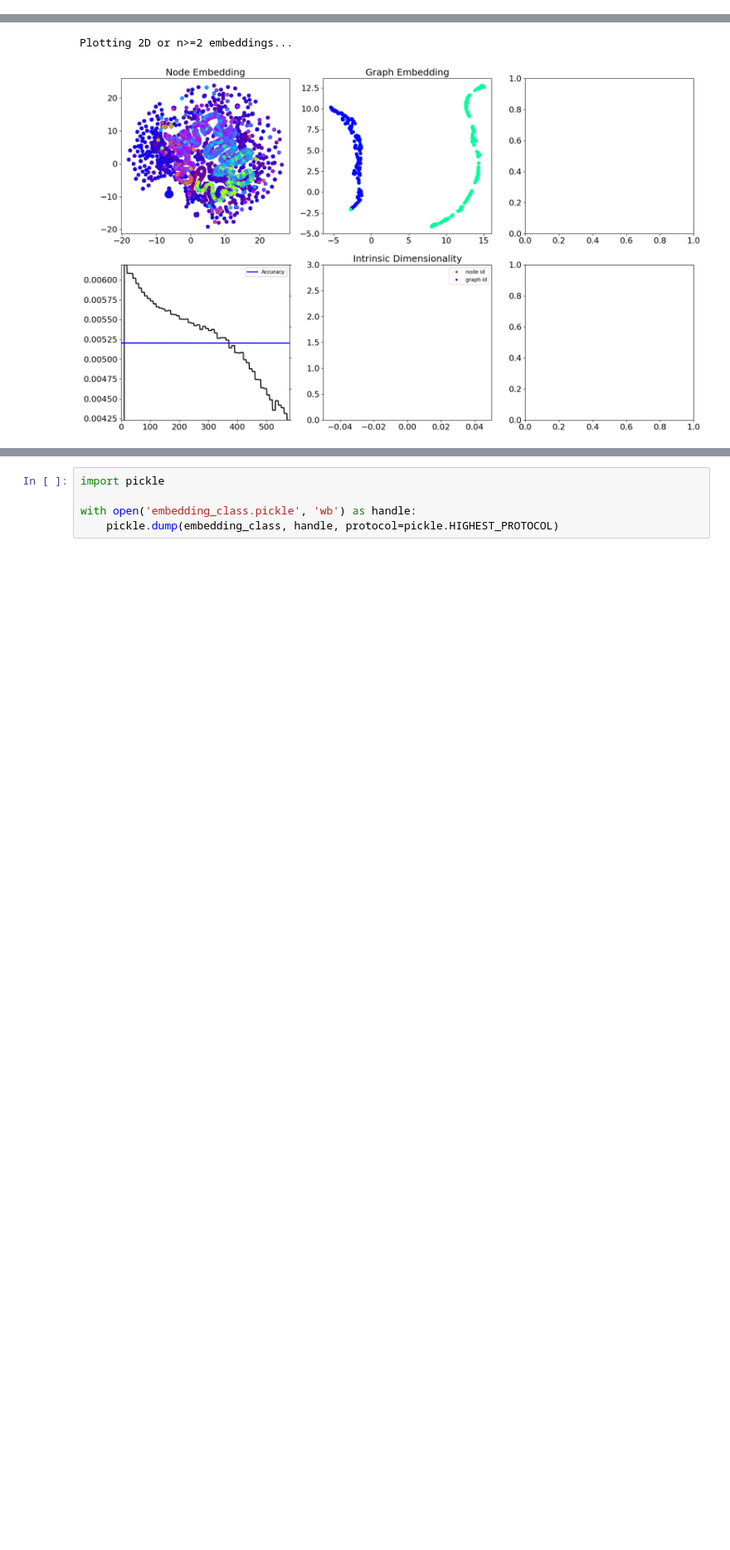
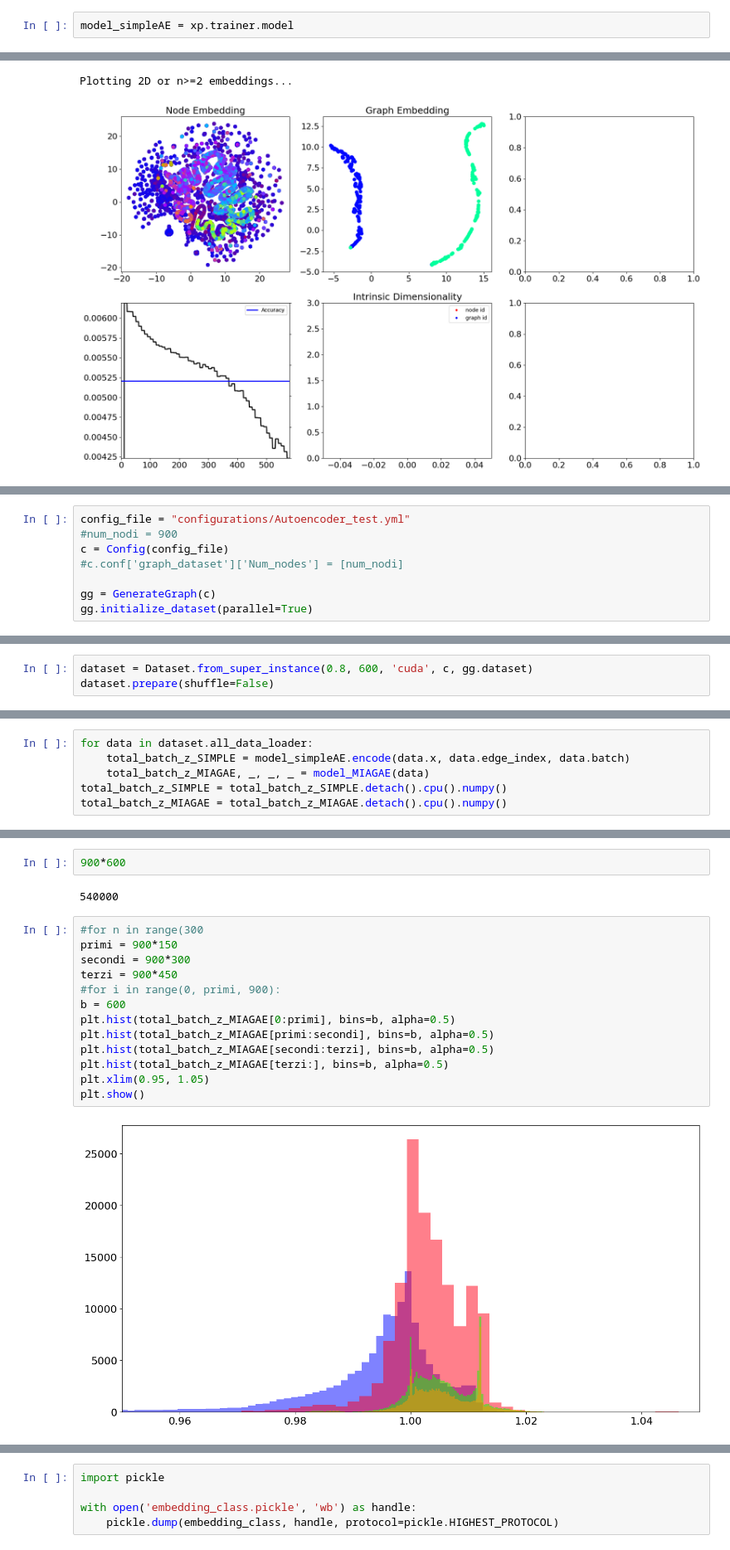
Before and after one commit to dandarm/Embednet, a Jupyter notebook: Pod_Autoencoder.ipynb, the cells around one changed output, grey strips where cells are left out. Shown at 83% size. Drawn from its saved outputs; the diff is of its cells as text; blank space fills up the shorter version.

```diff
--- a/Pod_Autoencoder.ipynb
+++ b/Pod_Autoencoder.ipynb
@@ -214,0 +203,2 @@ AutoencoderGCN(
+# %%
+model_simpleAE = xp.trainer.model
@@ -274,0 +269,8 @@ Plotting 2D or n>=2 embeddings...
+# %%
+config_file = "configurations/Autoencoder_test.yml"
+#num_nodi = 900
+c = Config(config_file)
+#c.conf['graph_dataset']['Num_nodes'] = [num_nodi]
+
+gg = GenerateGraph(c)
+gg.initialize_dataset(parallel=True)
@@ -274,0 +280,3 @@ Plotting 2D or n>=2 embeddings...
+# %%
+dataset = Dataset.from_super_instance(0.8, 600, 'cuda', c, gg.dataset)
+dataset.prepare(shuffle=False)
@@ -274,0 +285,6 @@ Plotting 2D or n>=2 embeddings...
+# %%
+for data in dataset.all_data_loader:
+    total_batch_z_SIMPLE = model_simpleAE.encode(data.x, data.edge_index, data.batch)
+    total_batch_z_MIAGAE, _, _, _ = model_MIAGAE(data)
+total_batch_z_SIMPLE = total_batch_z_SIMPLE.detach().cpu().numpy()
+total_batch_z_MIAGAE = total_batch_z_MIAGAE.detach().cpu().numpy()
@@ -274,0 +319,19 @@ Plotting 2D or n>=2 embeddings...
+# %%
+900*600
+# %% [output]
+540000
+# %%
+#for n in range(300
+primi = 900*150
+secondi = 900*300
+terzi = 900*450
+#for i in range(0, primi, 900):
+b = 600
+plt.hist(total_batch_z_MIAGAE[0:primi], bins=b, alpha=0.5)
+plt.hist(total_batch_z_MIAGAE[primi:secondi], bins=b, alpha=0.5)
+plt.hist(total_batch_z_MIAGAE[secondi:terzi], bins=b, alpha=0.5)
+plt.hist(total_batch_z_MIAGAE[terzi:], bins=b, alpha=0.5)
+plt.xlim(0.95, 1.05)
+plt.show()
+# %% [output]
+[figure, added]
```
Also changed, not shown: parts of 25 cells of this notebook, 5 other files.
